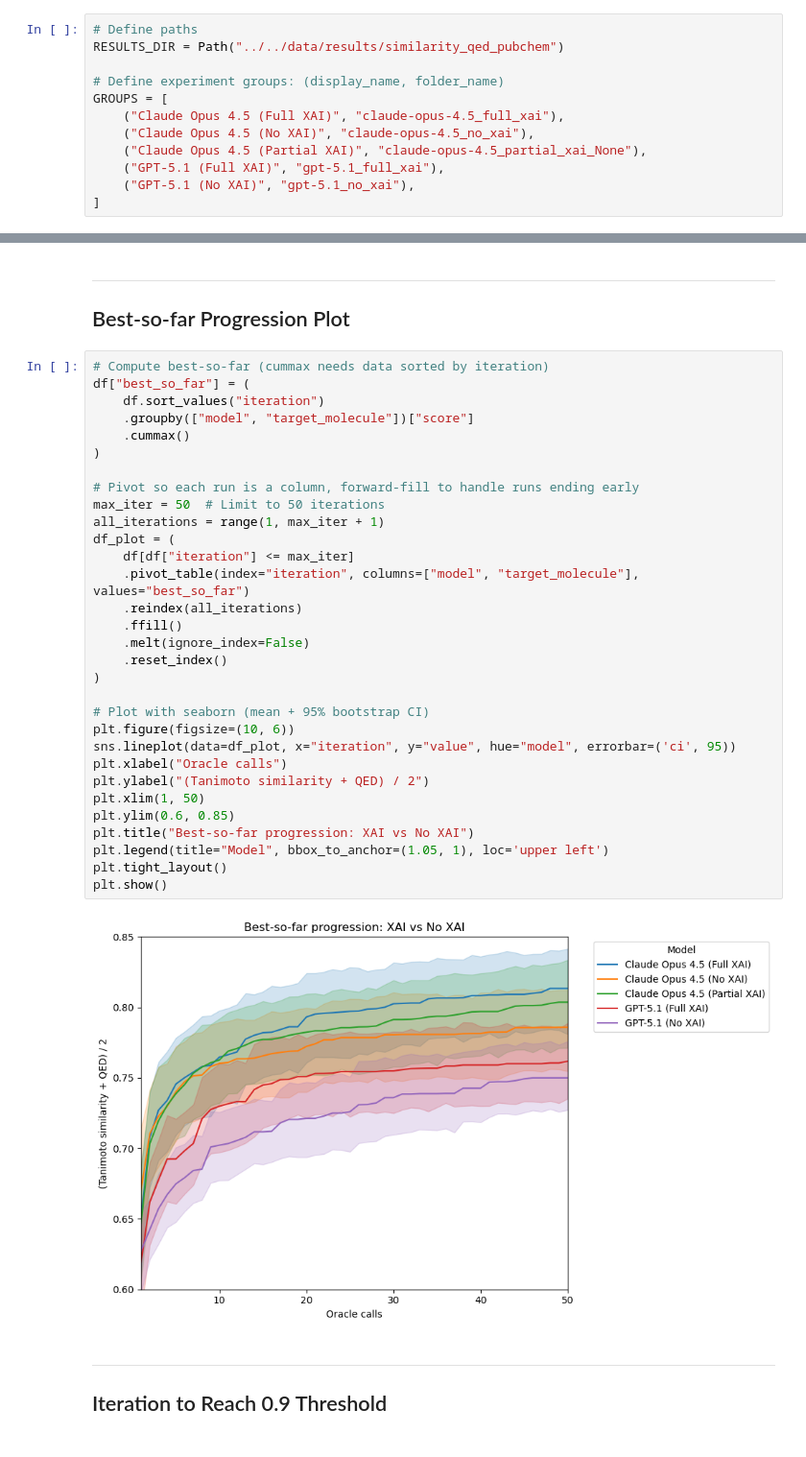
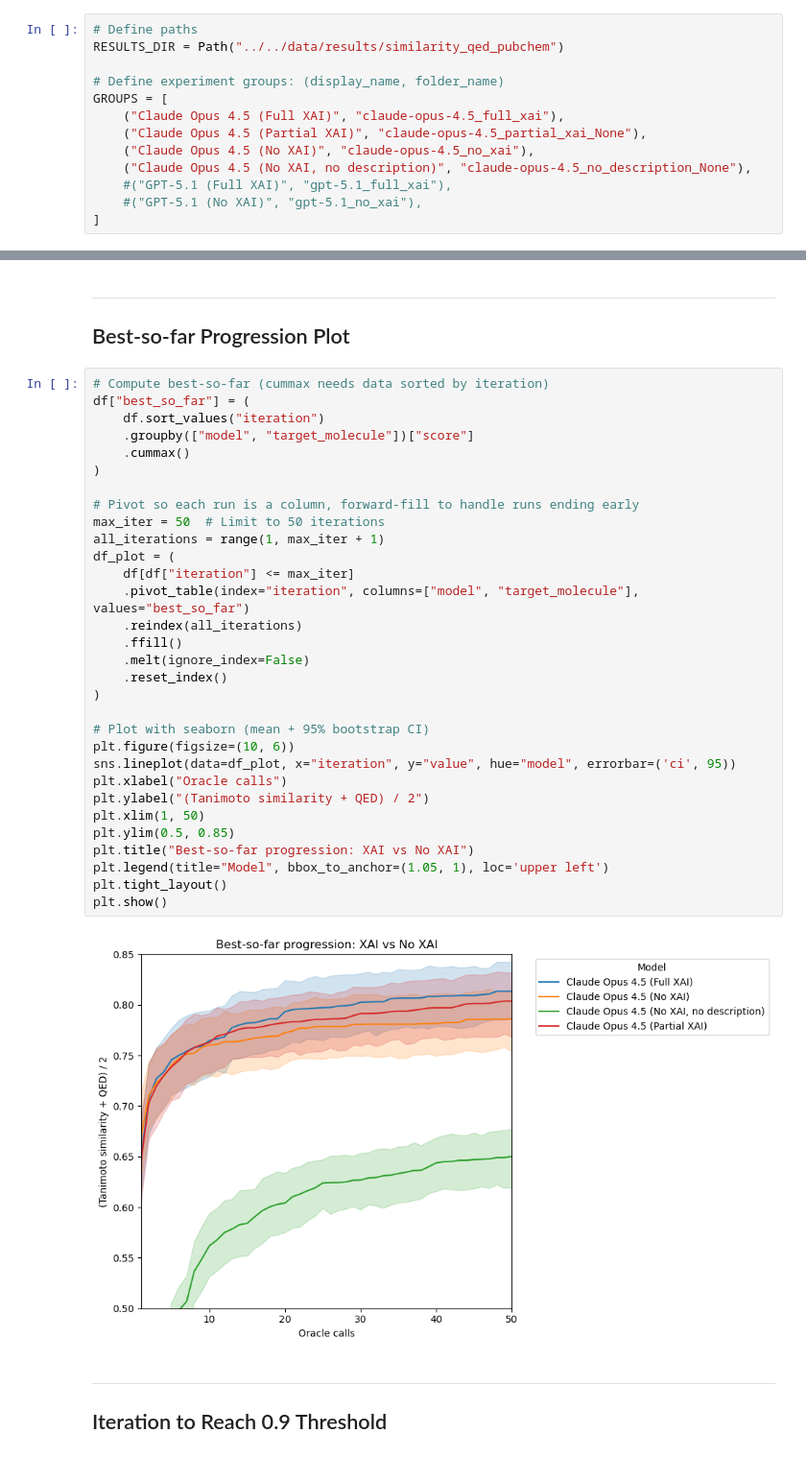
Before and after one commit to FabianKruger/molecule-optimization-agent, a Jupyter notebook: analysis/paper/xai_vs_no_xai_random_molecules.ipynb, the cells around one changed output, grey strips where cells are left out. Shown at 96% size. Drawn from its saved outputs; the diff is of its cells as text.

Commit message:
analysed new results with no description

```diff
--- a/analysis/paper/xai_vs_no_xai_random_molecules.ipynb
+++ b/analysis/paper/xai_vs_no_xai_random_molecules.ipynb
@@ -18,10 +18,11 @@ RESULTS_DIR = Path("../../data/results/similarity_qed_pubchem")
 # Define experiment groups: (display_name, folder_name)
 GROUPS = [
     ("Claude Opus 4.5 (Full XAI)", "claude-opus-4.5_full_xai"),
+    ("Claude Opus 4.5 (Partial XAI)", "claude-opus-4.5_partial_xai_None"),
     ("Claude Opus 4.5 (No XAI)", "claude-opus-4.5_no_xai"),
-    ("Claude Opus 4.5 (Partial XAI)", "claude-opus-4.5_partial_xai_None"),
-    ("GPT-5.1 (Full XAI)", "gpt-5.1_full_xai"),
-    ("GPT-5.1 (No XAI)", "gpt-5.1_no_xai"),
+    ("Claude Opus 4.5 (No XAI, no description)", "claude-opus-4.5_no_description_None"),
+    #("GPT-5.1 (Full XAI)", "gpt-5.1_full_xai"),
+    #("GPT-5.1 (No XAI)", "gpt-5.1_no_xai"),
 ]
 # %% [markdown]
 ## Loading Data
@@ -129,35 +129,35 @@ Name: iteration, Length: 100, dtype: int64
 # Compute best-so-far (cummax needs data sorted by iteration)
 df["best_so_far"] = (
     df.sort_values("iteration")
     .groupby(["model", "target_molecule"])["score"]
     .cummax()
 )
 
 # Pivot so each run is a column, forward-fill to handle runs ending early
 max_iter = 50  # Limit to 50 iterations
 all_iterations = range(1, max_iter + 1)
 df_plot = (
     df[df["iteration"] <= max_iter]
     .pivot_table(index="iteration", columns=["model", "target_molecule"], values="best_so_far")
     .reindex(all_iterations)
     .ffill()
     .melt(ignore_index=False)
     .reset_index()
 )
 
 # Plot with seaborn (mean + 95% bootstrap CI)
 plt.figure(figsize=(10, 6))
 sns.lineplot(data=df_plot, x="iteration", y="value", hue="model", errorbar=('ci', 95))
 plt.xlabel("Oracle calls")
 plt.ylabel("(Tanimoto similarity + QED) / 2")
 plt.xlim(1, 50)
-plt.ylim(0.6, 0.85)
+plt.ylim(0.5, 0.85)
 plt.title("Best-so-far progression: XAI vs No XAI")
 plt.legend(title="Model", bbox_to_anchor=(1.05, 1), loc='upper left')
 plt.tight_layout()
 plt.show()
 # %% [output]
-[figure, old version]
+[figure, new version]
 # %% [markdown]
 ---
 ## Iteration to Reach 0.9 Threshold
```
Also changed, not shown: parts of 4 cells of this notebook, 2 other files.
